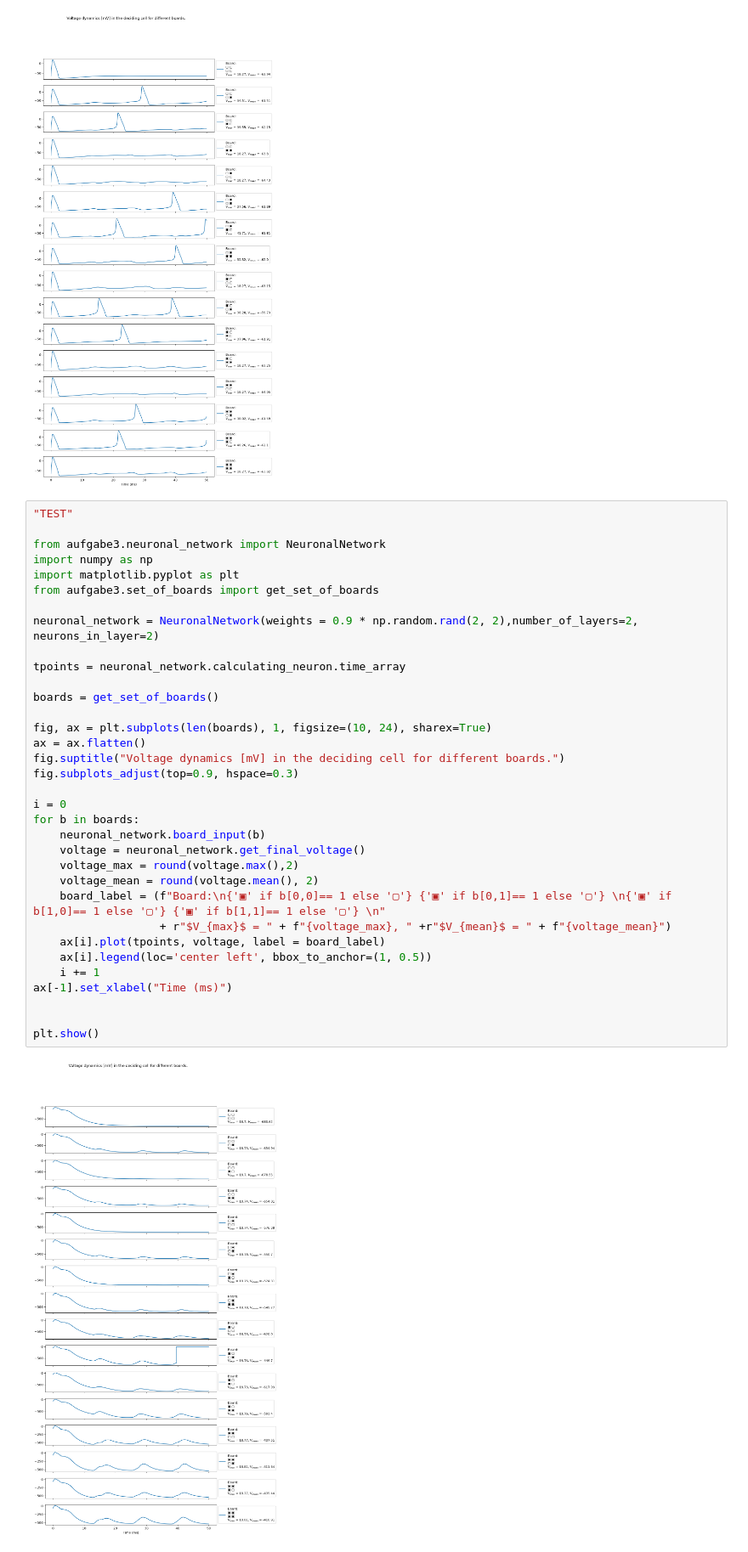
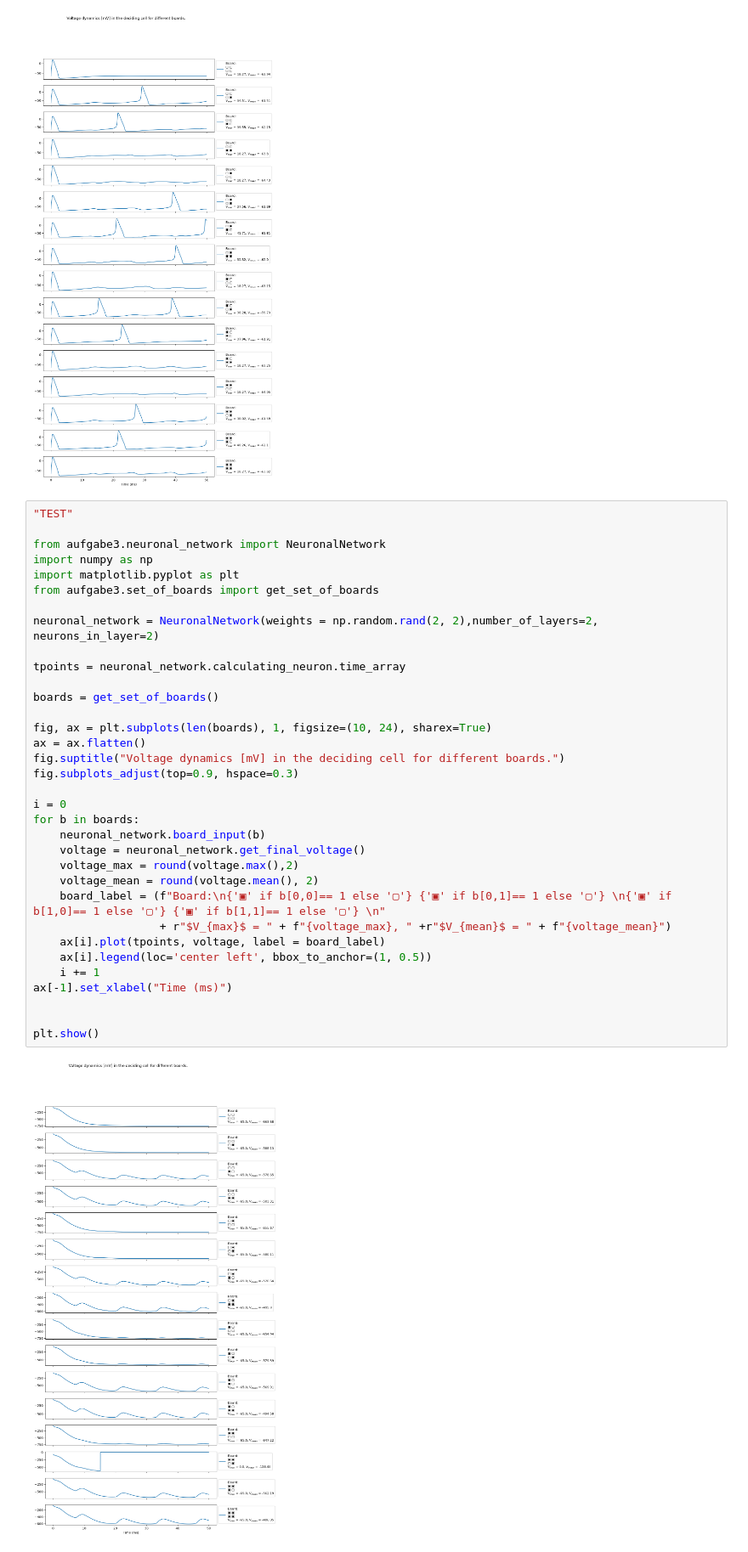
Before and after one commit to Isomorphic13/neuronensimulation, a Jupyter notebook: aufgabe3/notebook/neuronales_netz.ipynb, the cells around one changed output. Shown at 85% size. Saved outputs shown, nothing was run; the diff lists cells and outputs as text.

Commit message:
feat: right implemented neuronal netwrork at 3.c. Saving the code before using of numba.

```diff
--- a/aufgabe3/notebook/neuronales_netz.ipynb
+++ b/aufgabe3/notebook/neuronales_netz.ipynb
@@ -150,35 +150,35 @@ from aufgabe3.neuronal_network import NeuronalNetwork
 import numpy as np
 import matplotlib.pyplot as plt
 from aufgabe3.set_of_boards import get_set_of_boards
 
-neuronal_network = NeuronalNetwork(weights = 0.9 * np.random.rand(2, 2),number_of_layers=2, neurons_in_layer=2)
+neuronal_network = NeuronalNetwork(weights = np.random.rand(2, 2),number_of_layers=2, neurons_in_layer=2)
 
 tpoints = neuronal_network.calculating_neuron.time_array
 
 boards = get_set_of_boards()
 
 fig, ax = plt.subplots(len(boards), 1, figsize=(10, 24), sharex=True)
 ax = ax.flatten()
 fig.suptitle("Voltage dynamics [mV] in the deciding cell for different boards.")
 fig.subplots_adjust(top=0.9, hspace=0.3)
 
 i = 0
 for b in boards:
     neuronal_network.board_input(b)
     voltage = neuronal_network.get_final_voltage()
     voltage_max = round(voltage.max(),2)
     voltage_mean = round(voltage.mean(), 2)
     board_label = (f"Board:\n{'▣' if b[0,0]== 1 else '▢'} {'▣' if b[0,1]== 1 else '▢'} \n{'▣' if b[1,0]== 1 else '▢'} {'▣' if b[1,1]== 1 else '▢'} \n"
                    + r"$V_{max}$ = " + f"{voltage_max}, " +r"$V_{mean}$ = " + f"{voltage_mean}")
     ax[i].plot(tpoints, voltage, label = board_label)
     ax[i].legend(loc='center left', bbox_to_anchor=(1, 0.5))
     i += 1
 ax[-1].set_xlabel("Time (ms)")
 
 
 plt.show()
 # %% [output]
-[figure, old version]
+[figure, new version]
 # %%
 cb1 = np.array([[1, 0], [0, 1]])
 cb2 = np.array([[0, 1], [1, 0]])
```
Also changed, not shown: 5 other files.
